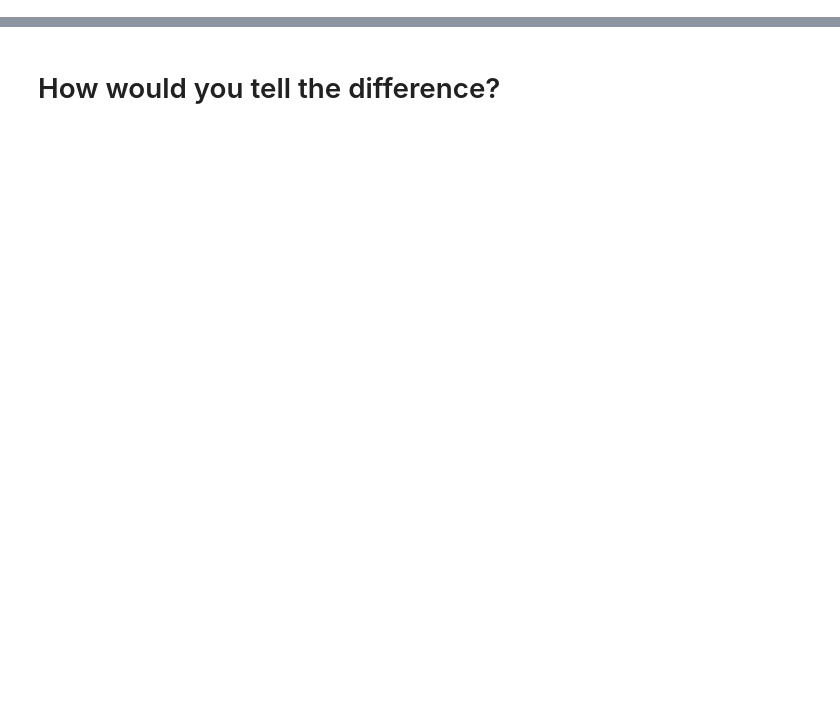
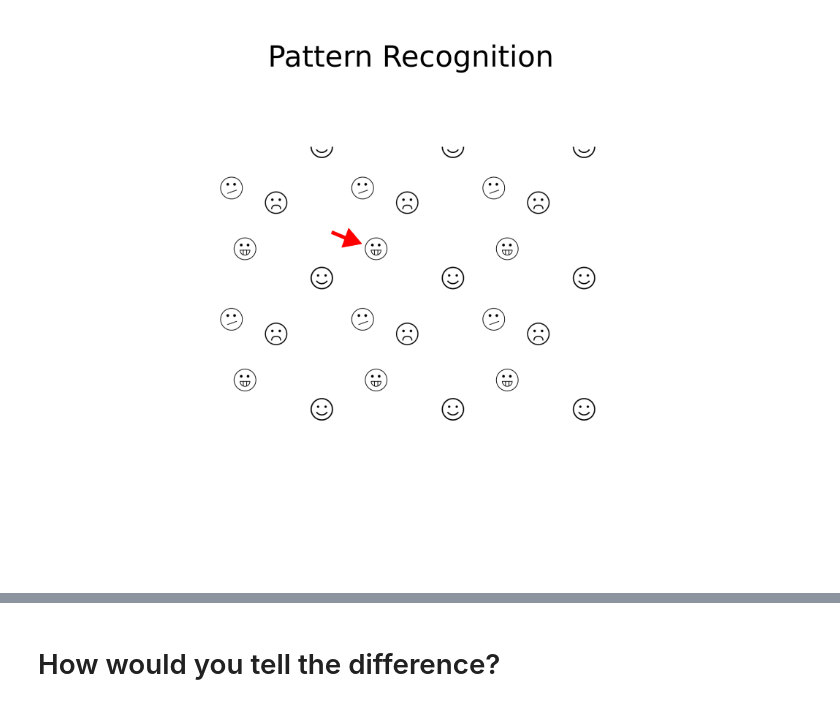
Before and after one commit to LanGuo/muffin-cupcake, a Jupyter notebook: ML_example_NMX_L&L.ipynb, the cells around one changed output, grey strips where cells are left out. Cells and saved outputs as stored; diff of their text form; code cells hidden in the pictures; blank space fills up the shorter version.

```diff
--- a/ML_example_NMX_L&L.ipynb
+++ b/ML_example_NMX_L&L.ipynb
@@ -51,0 +78,4 @@ from mpl_toolkits.mplot3d import Axes3D
+# %%
+Image(filename='pattern2.png')
+# %% [output]
+[figure, added]
```
Also changed, not shown: parts of 46 cells of this notebook, 7 other files.
